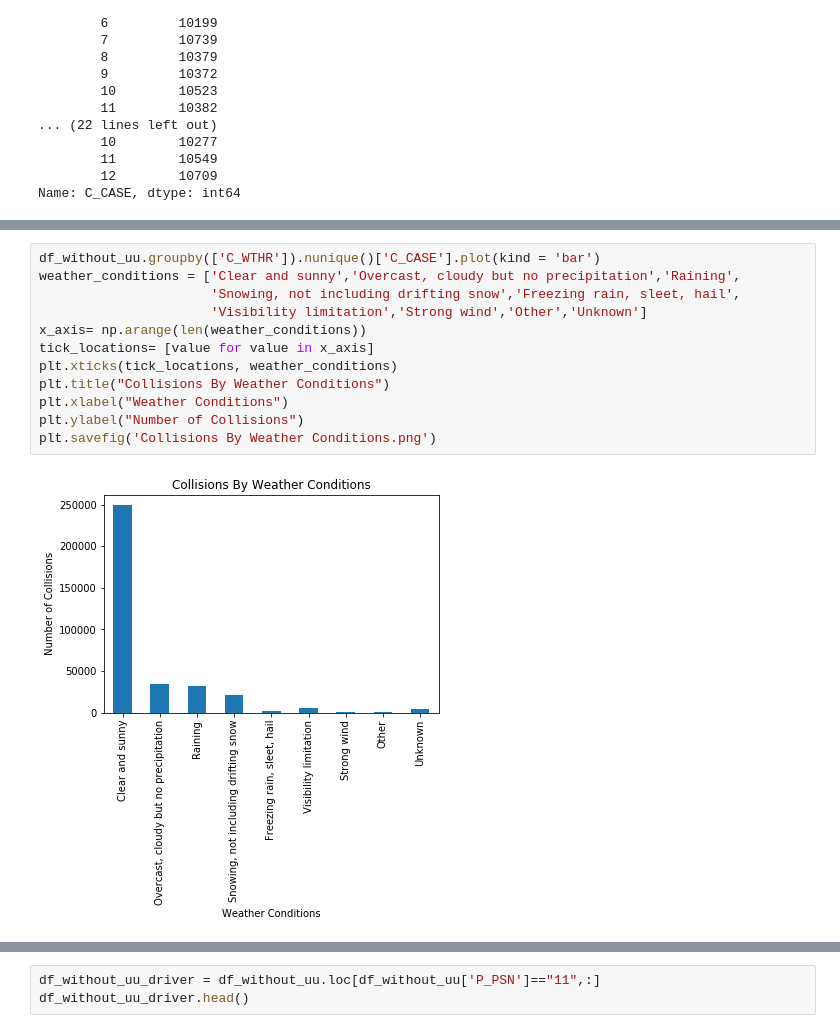
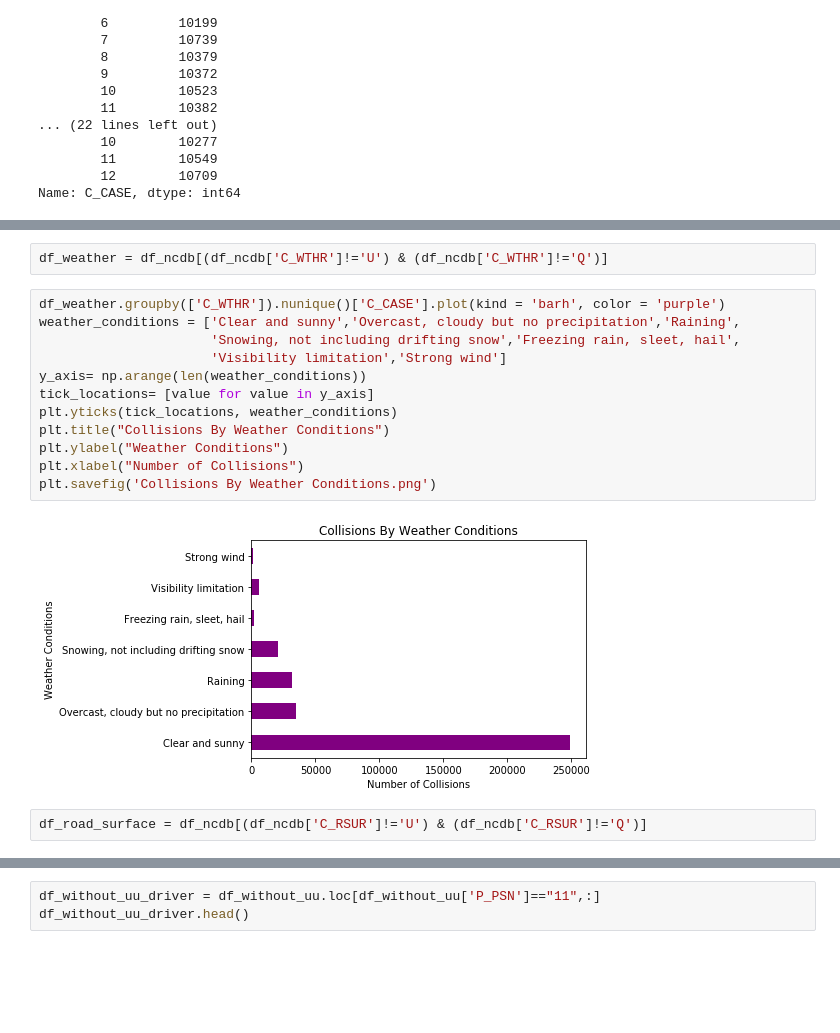
Before and after one commit to frpatel/team5-NCDB, a Jupyter notebook: project1-NCDB.ipynb, the cells around one changed output, grey strips where cells are left out. Saved outputs shown, nothing was run; the diff lists cells and outputs as text; blank space fills up the shorter version.

```diff
--- a/project1-NCDB.ipynb
+++ b/project1-NCDB.ipynb
@@ -140,18 +141,22 @@ plt.ylabel("Number of Collisions")
 plt.savefig('Collisions By Year and Month.png')
 # %% [output]
 [figure]
+# %%
+df_weather = df_ncdb[(df_ncdb['C_WTHR']!='U') & (df_ncdb['C_WTHR']!='Q')]
 # %%
-df_without_uu.groupby(['C_WTHR']).nunique()['C_CASE'].plot(kind = 'bar')
+df_weather.groupby(['C_WTHR']).nunique()['C_CASE'].plot(kind = 'barh', color = 'purple')
 weather_conditions = ['Clear and sunny','Overcast, cloudy but no precipitation','Raining',
                       'Snowing, not including drifting snow','Freezing rain, sleet, hail',
-                      'Visibility limitation','Strong wind','Other','Unknown']
-x_axis= np.arange(len(weather_conditions))
-tick_locations= [value for value in x_axis]
-plt.xticks(tick_locations, weather_conditions)
+                      'Visibility limitation','Strong wind']
+y_axis= np.arange(len(weather_conditions))
+tick_locations= [value for value in y_axis]
+plt.yticks(tick_locations, weather_conditions)
 plt.title("Collisions By Weather Conditions")
-plt.xlabel("Weather Conditions")
-plt.ylabel("Number of Collisions")
+plt.ylabel("Weather Conditions")
+plt.xlabel("Number of Collisions")
 plt.savefig('Collisions By Weather Conditions.png')
 # %% [output]
-[figure, old version]
+[figure, new version]
+# %%
+df_road_surface = df_ncdb[(df_ncdb['C_RSUR']!='U') & (df_ncdb['C_RSUR']!='Q')]
 # %%
```
Also changed, not shown: parts of 11 cells of this notebook.
